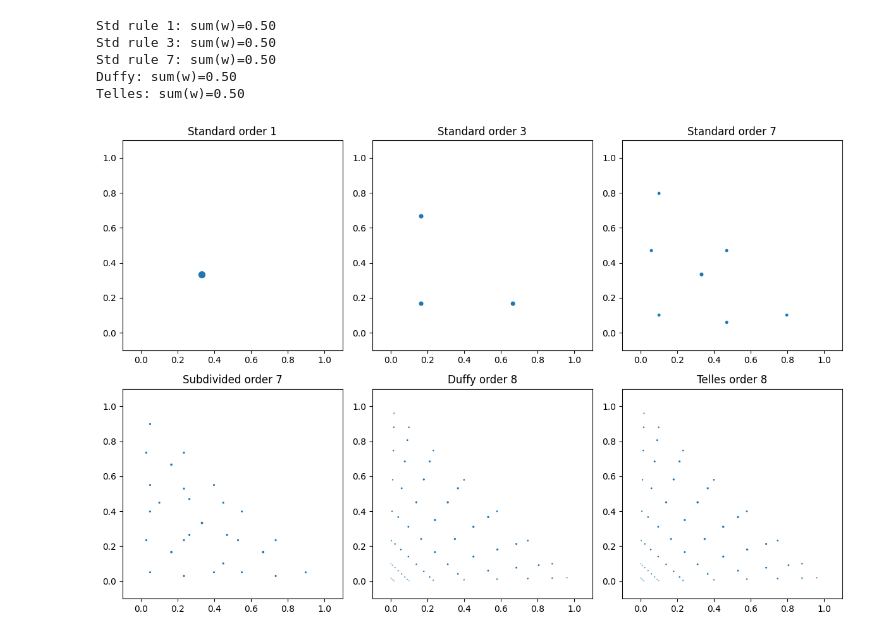
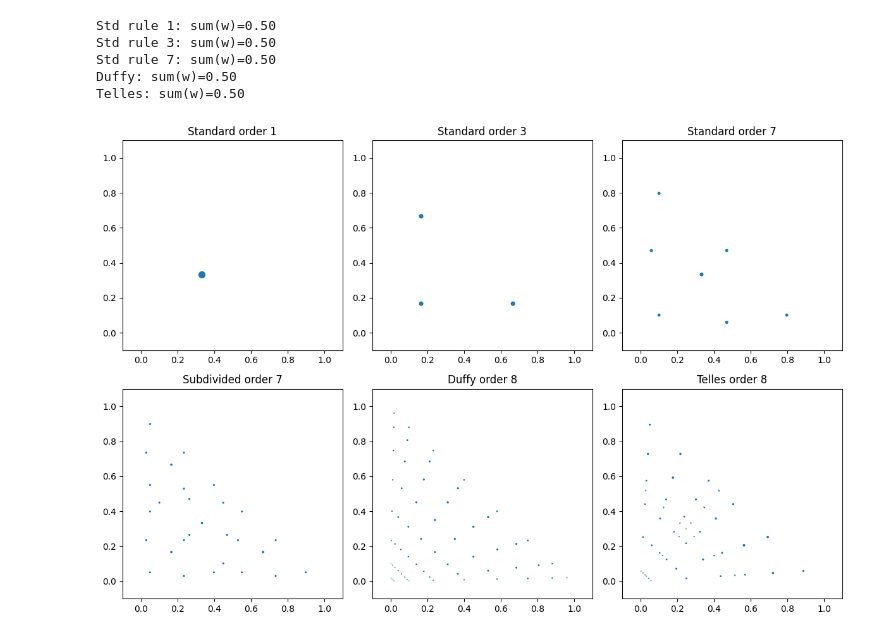
Before and after one commit to kristofcufar/Acoustic_BEM, a Jupyter notebook: dev_notebook.ipynb, the cells around one changed output. Drawn from its saved outputs; the diff is of its cells as text; code cells hidden in the pictures.

```diff
--- a/dev_notebook.ipynb
+++ b/dev_notebook.ipynb
@@ -155,12 +164,12 @@ Std rule 7: sum(w)=0.50
 Duffy: sum(w)=0.50
 Telles: sum(w)=0.50
 # %%
-pts_1, w_1 = standard_triangle_quad(order=1)
-pts_3, w_3 = standard_triangle_quad(order=3)
-pts_7, w_7 = standard_triangle_quad(order=7)
-pts_sub, w_sub = subdivide_triangle_quad(xi_eta=pts_7, weights=w_7, levels=1)
-pts_duffy, w_duffy = duffy_rule(8)
-pts_telles, w_telles = telles_rule(u_star=0.2, v_star=0.3, n_leg=8)
+pts_1, w_1 = quad.standard_triangle_quad(order=1)
+pts_3, w_3 = quad.standard_triangle_quad(order=3)
+pts_7, w_7 = quad.standard_triangle_quad(order=7)
+pts_sub, w_sub = quad.subdivide_triangle_quad(xi_eta=pts_7, weights=w_7, levels=1)
+pts_duffy, w_duffy = quad.duffy_rule(8)
+pts_telles, w_telles = quad.telles_rule(u_star=0.55, v_star=0.55, n_leg=8)
 
 plt.subplots(2,3, figsize=(12,8))
 
@@ -175,31 +184,31 @@ plt.scatter(pts_3[:,0], pts_3[:,1], s=100*w_3, c='C0')
 plt.xlim(-0.1,1.1)
 plt.ylim(-0.1,1.1)
 plt.title("Standard order 3")
 
 plt.subplot(2, 3, 3)
 plt.scatter(pts_7[:,0], pts_7[:,1], s=100*w_7, c='C0')
 plt.xlim(-0.1,1.1)
 plt.ylim(-0.1,1.1)
 plt.title("Standard order 7")
 
 plt.subplot(2, 3, 4)
 plt.scatter(pts_sub[:,0], pts_sub[:,1], s=100*w_sub, c='C0')
 plt.xlim(-0.1,1.1)
 plt.ylim(-0.1,1.1)
 plt.title("Subdivided order 7")
 
 plt.subplot(2, 3, 5)
 plt.scatter(pts_duffy[:,0], pts_duffy[:,1], s=100*w_duffy, c='C0')
 plt.xlim(-0.1,1.1)
 plt.ylim(-0.1,1.1)
 plt.title("Duffy order 8")
 
 plt.subplot(2, 3, 6)
 plt.scatter(pts_telles[:,0], pts_telles[:,1], s=100*w_telles, c='C0')
 plt.xlim(-0.1,1.1)
 plt.ylim(-0.1,1.1)
 plt.title("Telles order 8")
 plt.tight_layout()
 plt.show()
 # %% [output]
-[figure, old version]
+[figure, new version]
```
Also changed, not shown: parts of 4 cells of this notebook, 4 other files.
